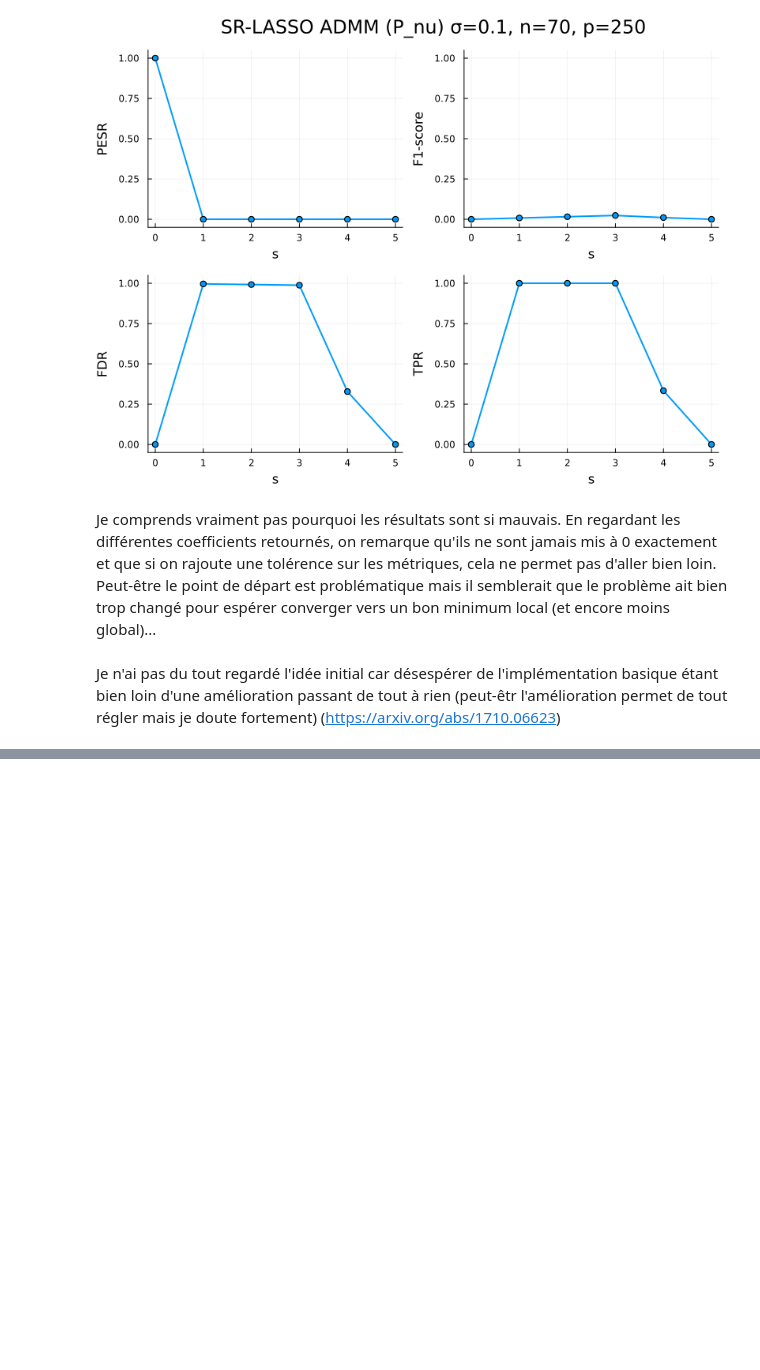
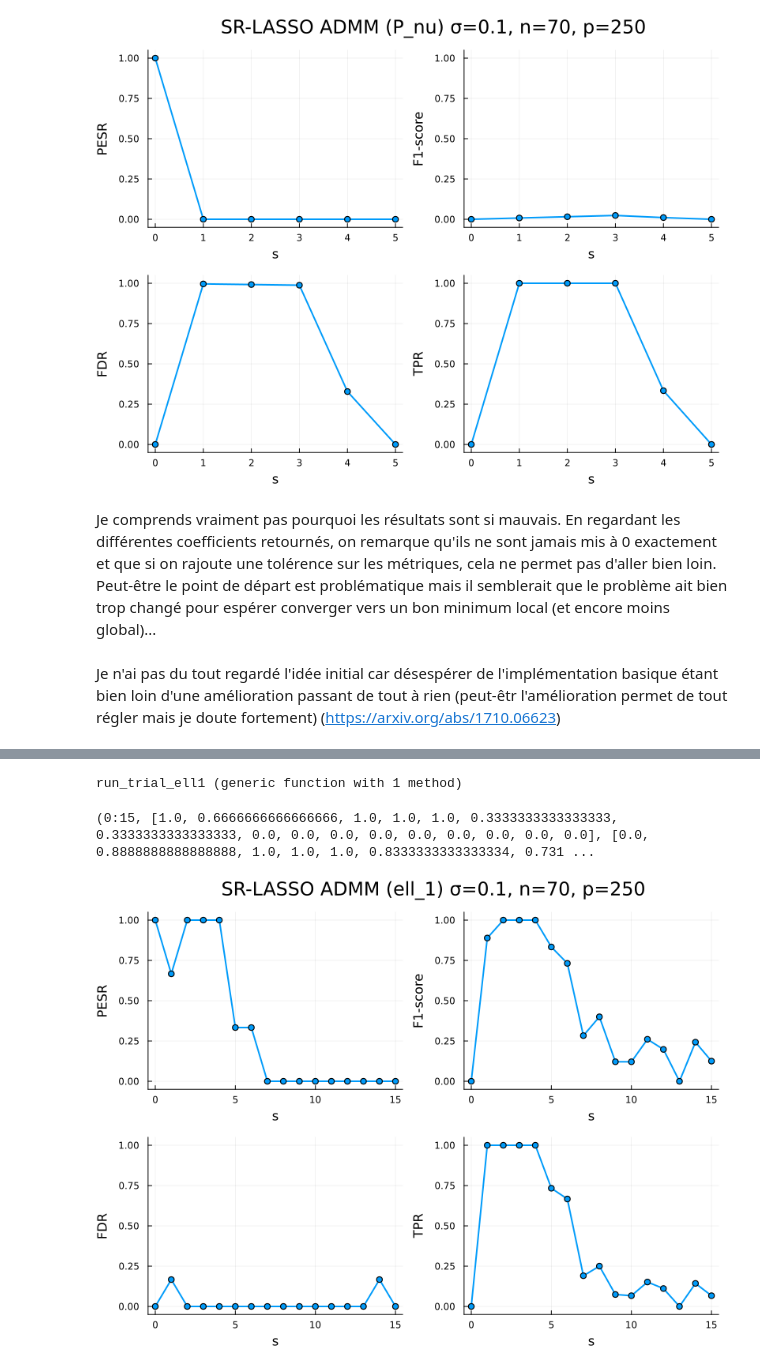
Before and after one commit to AymenBlk/STAGE-GENEVE, a Jupyter notebook: RAPHAEL/notebook_explain/ADMM.ipynb, the cells around one changed output, grey strips where cells are left out. Drawn from its saved outputs; the diff is of its cells as text; code cells hidden in the pictures; blank space fills up the shorter version.

Commit message:
ADMM applied on l1 penalty : we get ISTA's result (hardly and slightly less good) So it's not interesting to pursue with P_nu penalty. I have no hope with this method to find good local minimum.

```diff
--- a/RAPHAEL/notebook_explain/ADMM.ipynb
+++ b/RAPHAEL/notebook_explain/ADMM.ipynb
@@ -320,0 +495,42 @@ Je n'ai pas du tout regardé l'idée initial car désespérer de l'implémentati
+# %%
+function run_trial_ell1(X, β, σ; α=0.05, tol=1e-9, max_iter=10_000, mu=1.0, c_intercept=0.0, verbose=false)
+    n, p = size(X)
+    X̃ = hcat(X, ones(n))                         # add intercept column
+    y  = X * β .+ σ * mu * randn(n) .+ c_intercept
+
+    λ_QUT = lambda_qut_q1(X; α=α, B=1000)
+
+    prox(z, γ) = vcat(sign.(z[1:p]) .* max.(abs.(z[1:p]) .- γ, 0.0), z[p+1])
+
+    ρ = 1.
+    θ = admm_ell1(X̃, y, prox;
+                  lambda   = λ_QUT,
+                  ρ        = ρ,
+                  tol      = tol,
+                  max_iter = max_iter,
+                  verbose  = verbose)
+
+    return θ[1:p]
+end
+# %% [output]
+run_trial_ell1 (generic function with 1 method)
+# %%
+n, p = 70, 250
+s_lst = 0:15
+B_trial = 3
+sigma = 0.1
+
+s, pesr_r, f1_r, fdr_r, tpr_r = phase_transition_ell1(n, p, s_lst; σ=sigma, B=B_trial, tol=1e-9)
+# %% [output]
+(0:15, [1.0, 0.6666666666666666, 1.0, 1.0, 1.0, 0.3333333333333333, 0.3333333333333333, 0.0, 0.0, 0.0, 0.0, 0.0, 0.0, 0.0, 0.0, 0.0], [0.0, 0.8888888888888888, 1.0, 1.0, 1.0, 0.8333333333333334, 0.731 ...
+# %%
+main_title = "SR-LASSO ADMM (ell_1) σ=$sigma, n=$n, p=$p"
+plot(
+    plot(s, pesr_r; xlabel="s", ylabel="PESR", legend=false, lw=2, marker=:circle, ylim=(0-0.05,1+0.05)),
+    plot(s, f1_r; xlabel="s", ylabel="F1-score", legend=false, lw=2, marker=:circle, ylim=(0-0.05,1+0.05)),
+    plot(s, fdr_r; xlabel="s", ylabel="FDR", legend=false, lw=2, marker=:circle, ylim=(0-0.05,1+0.05)),
+    plot(s, tpr_r; xlabel="s", ylabel="TPR", legend=false, lw=2, marker=:circle, ylim=(0-0.05,1+0.05)),
+    layout =(2, 2), size = (800, 600), plot_title=main_title
+)
+# %% [output]
+[figure, added]
```
Also changed, not shown: parts of 15 cells of this notebook.
